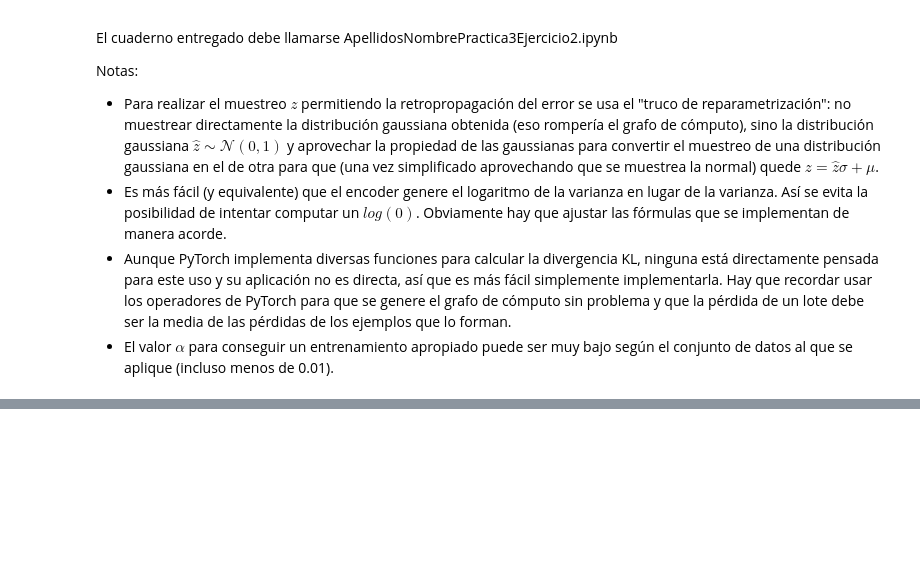
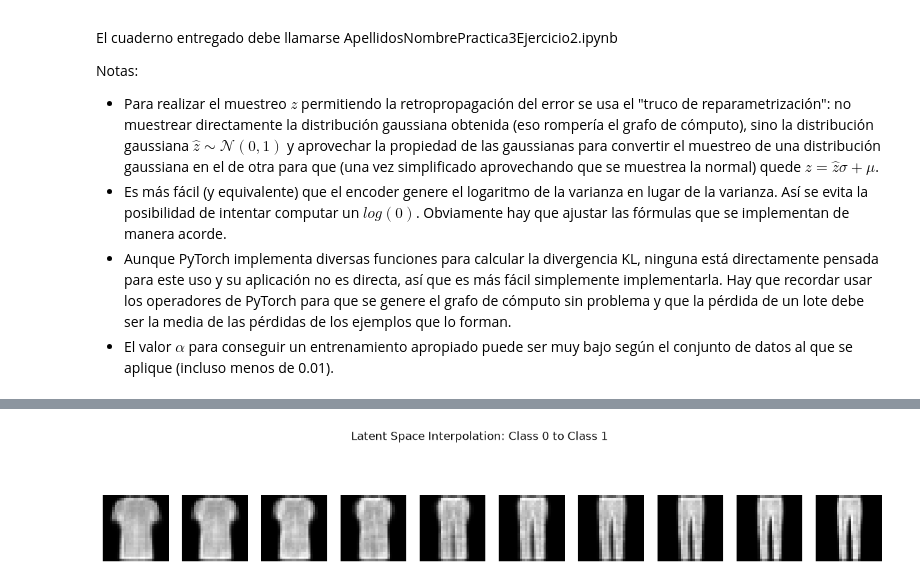
Before and after one commit to danielfernandezroldan2005/ai-programming-practices, a Jupyter notebook: FernándezRoldánDanielPractica3Ejercicio2.ipynb, the cells around one changed output, grey strips where cells are left out. Saved outputs shown, nothing was run; the diff lists cells and outputs as text; code cells hidden in the pictures; blank space fills up the shorter version.

```diff
--- a/FernándezRoldánDanielPractica3Ejercicio2.ipynb
+++ b/FernándezRoldánDanielPractica3Ejercicio2.ipynb
@@ -197,0 +285,46 @@ model, train_historial_loss, val_historial_loss = learning_loop_VAE(
+# %%
+# 1. CALCULATE PROTOTYPICAL VECTORS
+prototypes = {}
+for clothing_class in range(10):
+    # Filter the mu vectors corresponding to this class
+    class_mu = all_mus[all_labels == clothing_class]
+    # Calculate the mean of the class (results in an ideal 8-dimensional vector)
+    prototypes[clothing_class] = class_mu.mean(dim=0)
+
+# 2. SELECT TWO CLASSES FOR INTERPOLATION
+# Fashion-MNIST classes: 0=T-shirt/top, 1=Trouser, 2=Pullover, 3=Dress, 4=Coat, 5=Sandal, 7=Sneaker, 9=Ankle boot
+class_A = 0 # T-shirt/top
+class_B = 1 # Trouser
+
+proto_A = prototypes[class_A].to(device)
+proto_B = prototypes[class_B].to(device)
+
+# 3. CREATE THE MATHEMATICAL INTERPOLATION
+num_steps = 10
+interpolated_z = []
+
+for i in range(num_steps):
+    alpha_interp = i / (num_steps - 1) # Gradually goes from 0.0 to 1.0
+    # Linear interpolation formula between A and B
+    z = (1 - alpha_interp) * proto_A + alpha_interp * proto_B
+    interpolated_z.append(z)
+
+z_tensor = torch.stack(interpolated_z) # Stack the vectors into a single tensor
+
+# 4. GENERATE IMAGES WITH THE DECODER
+model.eval()
+with torch.no_grad():
+    # Pass the samples directly to the decoder (pure generation)
+    generated_images = model.decoder(z_tensor)
+    generated_images = generated_images.view(-1, 28, 28).cpu().numpy()
+
+# 5. VISUALIZE THE TRANSFORMATION
+plt.figure(figsize=(15, 3))
+for i in range(num_steps):
+    plt.subplot(1, num_steps, i + 1)
+    plt.imshow(generated_images[i], cmap='gray')
+    plt.axis('off')
+plt.suptitle(f"Latent Space Interpolation: Class {class_A} to Class {class_B}")
+plt.show()
+# %% [output]
+[figure, added]
```
Also changed, not shown: parts of 6 cells of this notebook.
